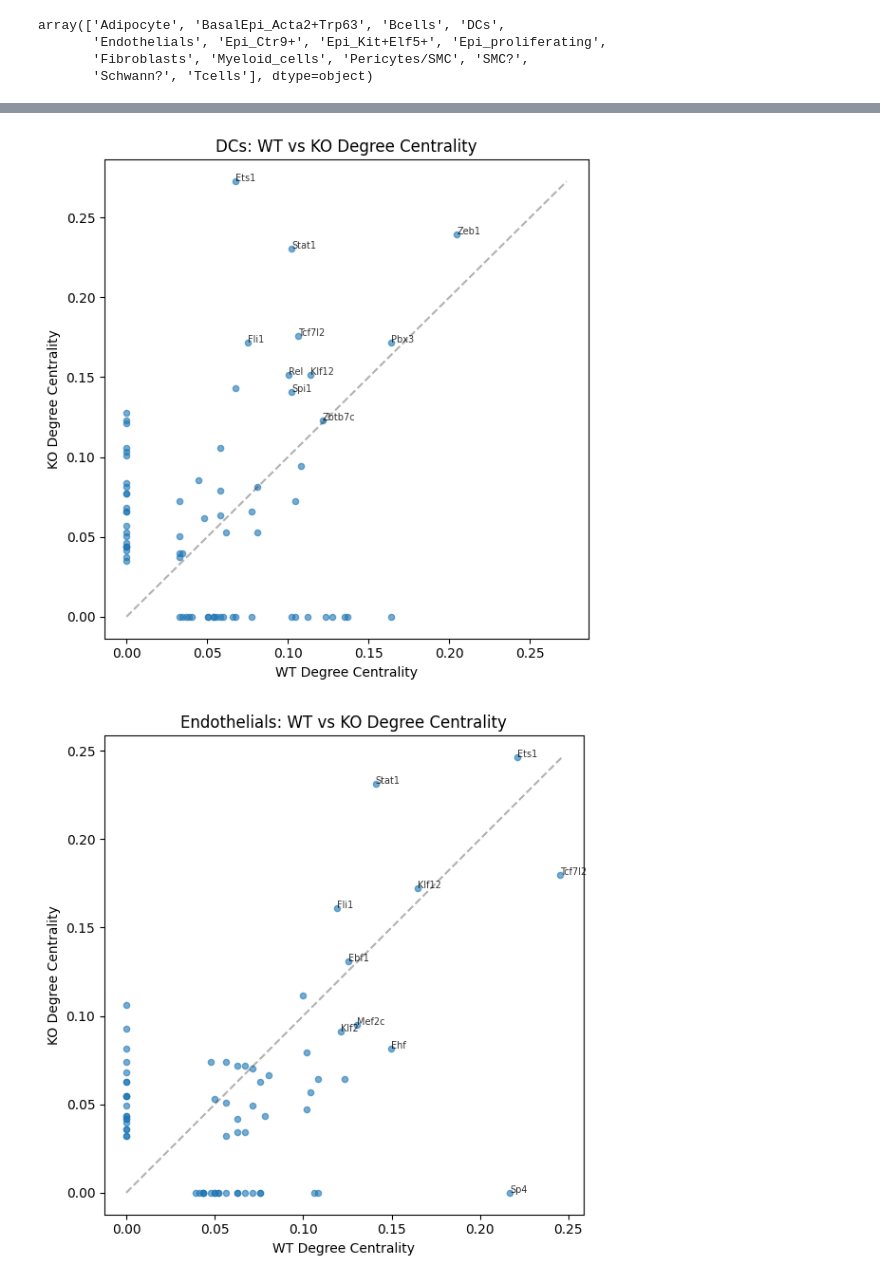
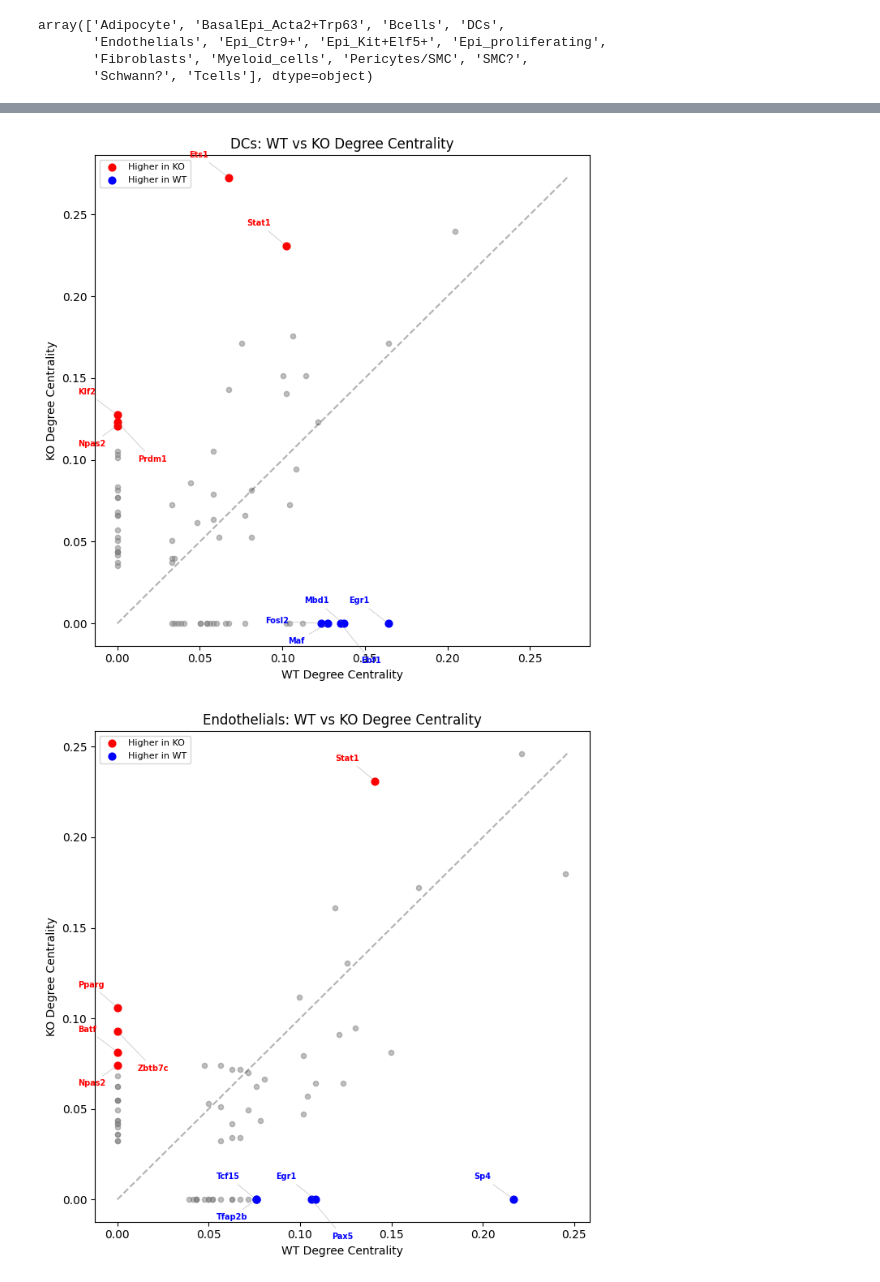
Before and after one commit to sumedhars/weixu-lab_breast-cancer, a Jupyter notebook: ko_wt_degree_centrality_comparison.ipynb, the cells around one changed output, grey strips where cells are left out. Cells and saved outputs as stored; diff of their text form; code cells hidden in the pictures.

```diff
--- a/ko_wt_degree_centrality_comparison.ipynb
+++ b/ko_wt_degree_centrality_comparison.ipynb
@@ -43,28 +102,40 @@ for ct in ko_cell_types:
     ko_ct = ko_dc[ko_dc['cell_type'] == ct].set_index('gene')['degree_centrality_all']
     wt_ct = wt_dc[wt_dc['cell_type'] == ct].set_index('gene')['degree_centrality_all']
 
-    # Get union of genes from both conditions
+    # union of genes from both conditions
     common_genes = ko_ct.index.union(wt_ct.index)
-
-    # Align on common genes, fill missing with 0
+    # align on common genes, fill missing with 0
     ko_vals = ko_ct.reindex(common_genes, fill_value=0)
     wt_vals = wt_ct.reindex(common_genes, fill_value=0)
+    # deviation from diagonal
+    diff = ko_vals - wt_vals
 
-    fig, ax = plt.subplots(figsize=(6, 6))
-    ax.scatter(wt_vals, ko_vals, alpha=0.6, s=20)
+    fig, ax = plt.subplots(figsize=(7, 7))
+    ax.scatter(wt_vals, ko_vals, alpha=0.5, s=20, color='grey')
 
-    # Label top genes (highest in either condition)
-    top_genes = (ko_vals + wt_vals).nlargest(10).index
-    for g in top_genes:
-        ax.annotate(g, (wt_vals[g], ko_vals[g]), fontsize=7, alpha=0.8)
+    # Identify off-diagonal TFs: top N by absolute deviation from diagonal
+    n_label = 10
+    off_diag_genes = diff.abs().nlargest(n_label).index
+    # Color off-diagonal points: red = higher in KO, blue = higher in WT
+    ko_higher = [g for g in off_diag_genes if diff[g] > 0]
+    wt_higher = [g for g in off_diag_genes if diff[g] < 0]
 
-    # Add diagonal reference line
+    if ko_higher:
+        ax.scatter(wt_vals[ko_higher], ko_vals[ko_higher], color='red', s=40, zorder=3, label='Higher in KO')
+    if wt_higher:
+        ax.scatter(wt_vals[wt_higher], ko_vals[wt_higher], color='blue', s=40, zorder=3, label='Higher in WT')
+
+    # Build color dict and place labels with collision avoidance
+    label_colors = {g: ('red' if diff[g] > 0 else 'blue') for g in off_diag_genes}
+    place_labels_no_overlap(ax, off_diag_genes, wt_vals, ko_vals, label_colors)
+
     max_val = max(wt_vals.max(), ko_vals.max())
     ax.plot([0, max_val], [0, max_val], 'k--', alpha=0.3)
 
     ax.set_xlabel('WT Degree Centrality')
     ax.set_ylabel('KO Degree Centrality')
     ax.set_title(f'{ct}: WT vs KO Degree Centrality')
+    ax.legend(fontsize=8, loc='upper left')
     plt.tight_layout()
     safe_name = ct.replace("/", "_")
     plt.savefig(f"ko_wt_dc_comparison/{safe_name}.png", dpi=150)
@@ -76,2 +147,2 @@ for ct in ko_cell_types:
-[figure, old version]
+[figure, new version]
-[figure, old version]
+[figure, new version]
```
Also changed, not shown: parts of 3 cells of this notebook, 21 other files.
